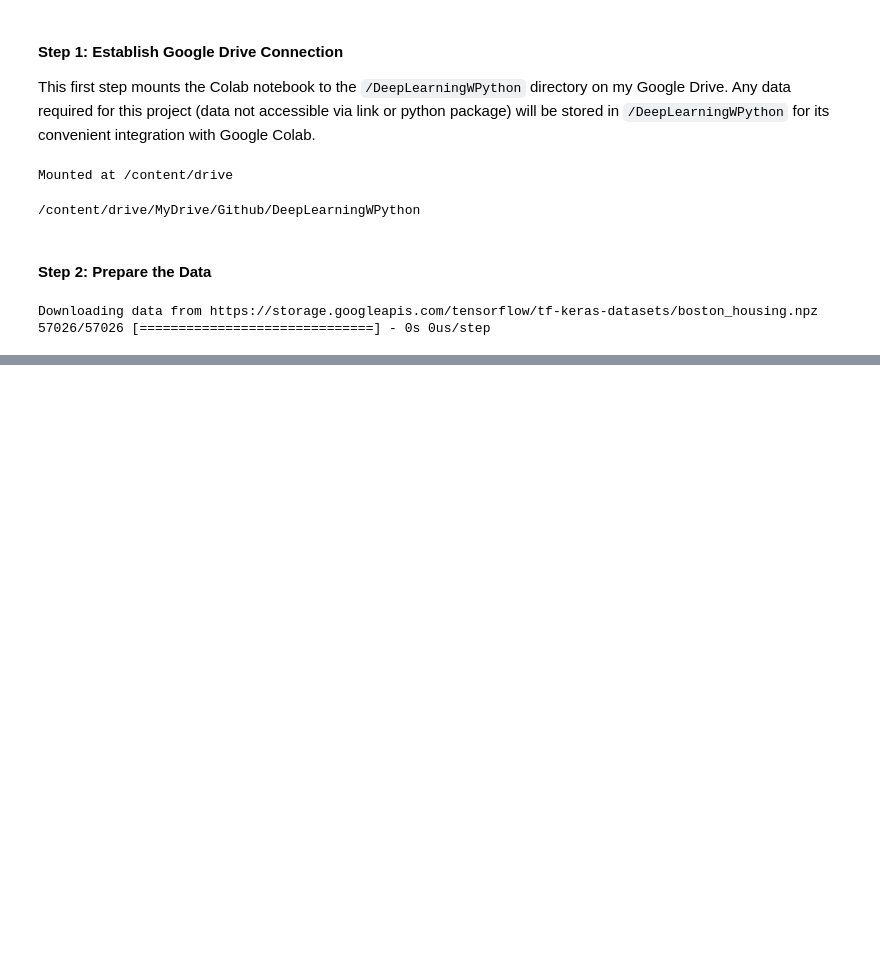
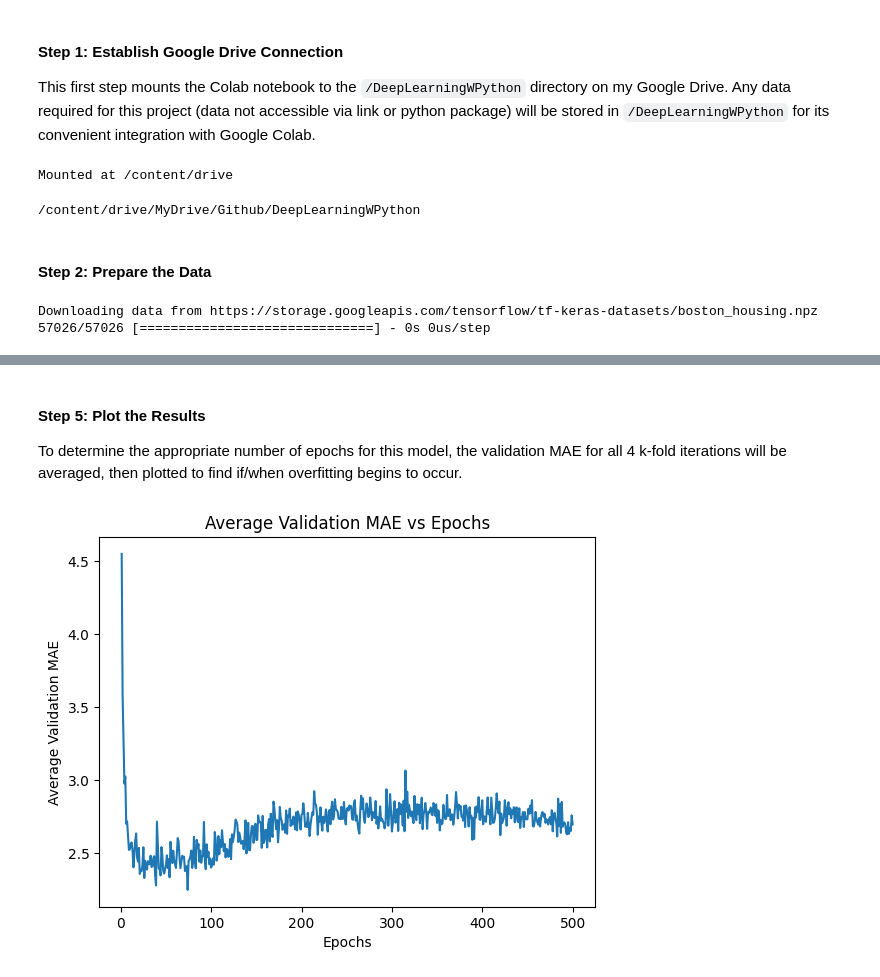
Before and after one commit to matthold86/DeepLearningWPython, a Jupyter notebook: predicting_housing_prices.ipynb, the cells around one changed output, grey strips where cells are left out. Cells and saved outputs as stored; diff of their text form; code cells hidden in the pictures; blank space fills up the shorter version.

Commit message:
regression model complete

```diff
--- a/predicting_housing_prices.ipynb
+++ b/predicting_housing_prices.ipynb
@@ -80,12 +74,13 @@ def create_model():
 folds = 4
 section_size = train_data.shape[0] // folds
 validation_accuracy_scores = []
-epochs = 20
+all_val_mae = []
+epochs = 500
 batch_size = 1
 
 for i in range(folds):
   val_data = train_data[i*section_size:(i+1)*section_size]
-  val_targets = train_data[i*section_size:(i+1)*section_size]
+  val_targets = train_targets[i*section_size:(i+1)*section_size]
   training_data = np.concatenate(
       (train_data[:i*section_size],
       train_data[(i+1)*section_size:]),
@@ -102,10 +97,14 @@ for i in range(folds):
       training_targets,
       epochs = epochs,
       batch_size = batch_size,
+      validation_data=(val_data, val_targets)
   )
-
+  val_mae_history = history.history['val_mae']
+  all_val_mae.append(val_mae_history)
   val_mse, val_mae  = model.evaluate(val_data, val_targets, verbose=0)
   validation_accuracy_scores.append(val_mae)
 
-print(validation_accuracy_scores)
+average_val_mae = np.mean(validation_accuracy_scores)
+mae_price = round(average_val_mae*1000, 2)
+print(f'The average validation MAE for this prediction model is {average_val_mae}. This model is, on average, ${mae_price} off from the actual house price.')
 # %% [output]
@@ -131,0 +128,20 @@ Epoch 20/20
+# %% [markdown]
+#### **Step 5: Plot the Results**
+
+To determine the appropriate number of epochs for this model, the validation MAE for all 4 k-fold iterations will be averaged, then plotted to find if/when overfitting begins to occur.
+# %%
+# Create list for per-epoch average MAE across all folds
+avg_history_mae = [
+    np.mean([fold[i] for fold in all_val_mae]) for i in range(epochs)
+    ]
+# %%
+import matplotlib.pyplot as plt
+
+plt.plot(range(1,len(avg_history_mae)+1), avg_history_mae)
+plt.xlabel('Epochs')
+plt.ylabel('Average Validation MAE')
+plt.title('Average Validation MAE vs Epochs')
+
+plt.show()
+# %% [output]
+[figure, added]
```
Also changed, not shown: parts of 10 cells of this notebook.
